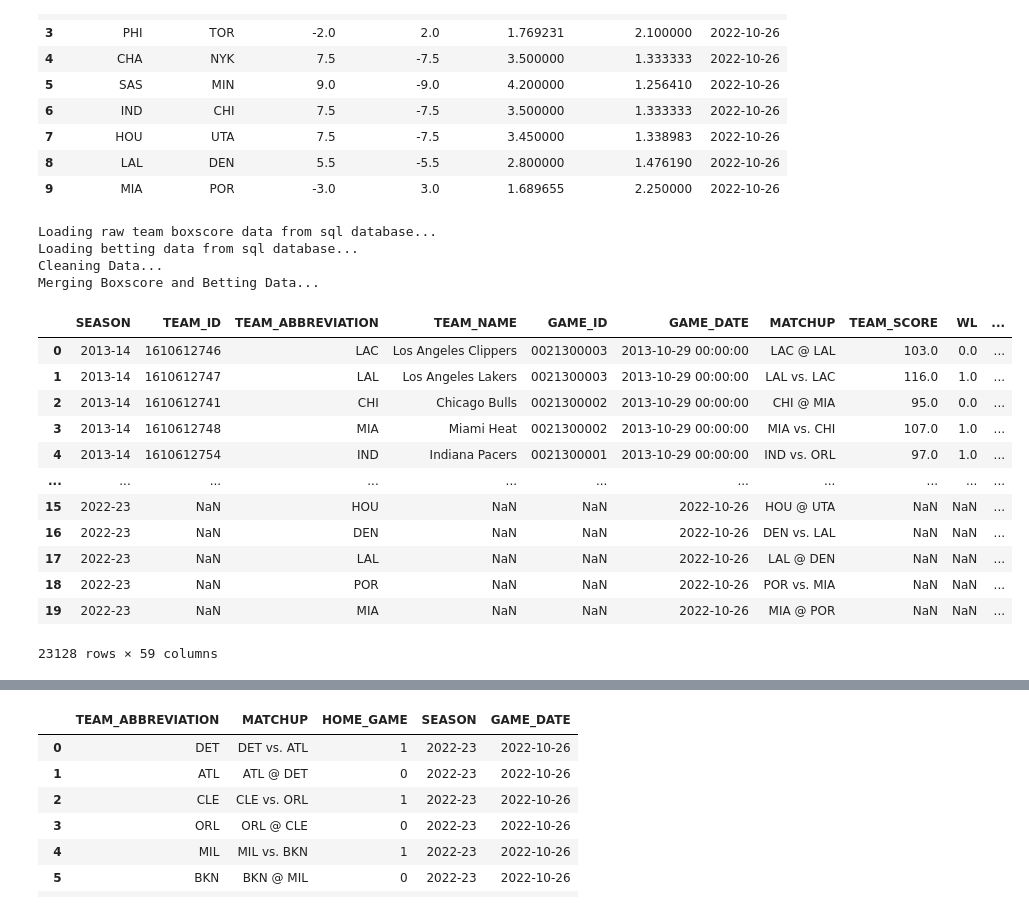
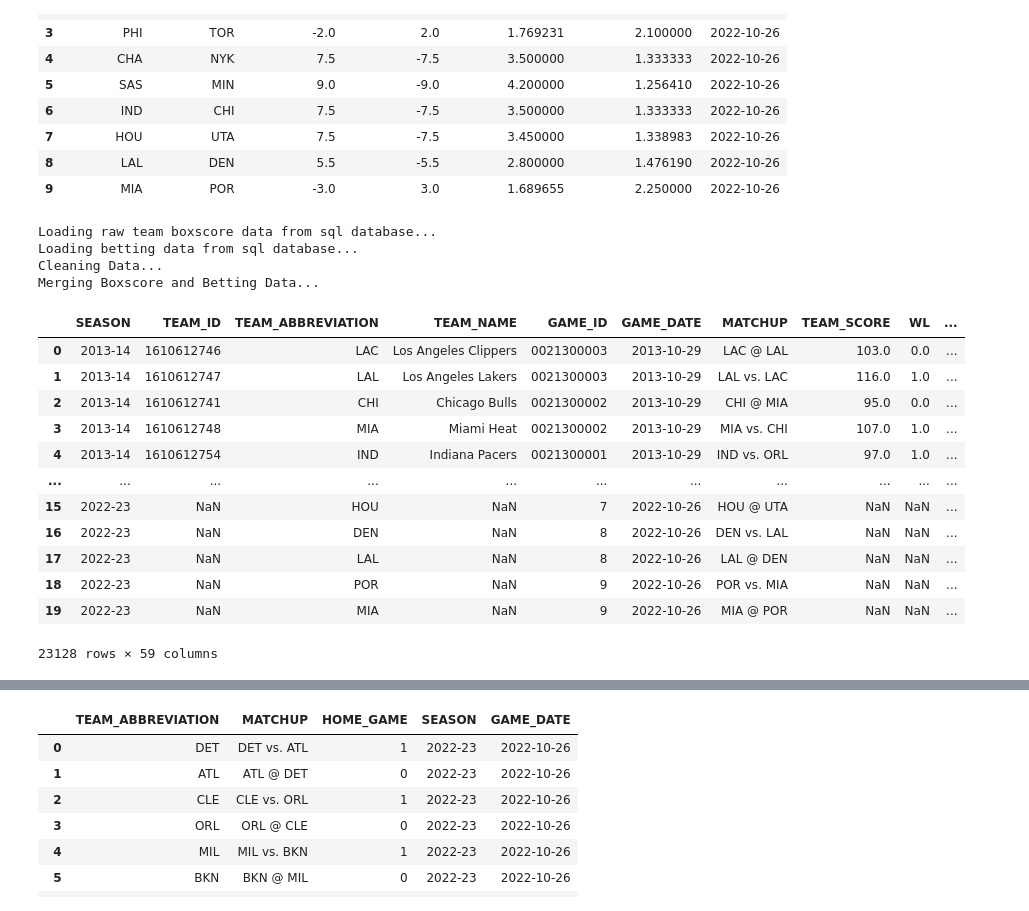
Before and after one commit to jnish23/NBA_Model_V2, a Jupyter notebook: notebooks/RegressionModelToProduction.ipynb, the cells around one changed output, grey strips where cells are left out. Saved outputs shown, nothing was run; the diff lists cells and outputs as text; code cells hidden in the pictures.

Commit message:
test new method for processing todays matchup team data

```diff
--- a/notebooks/RegressionModelToProduction.ipynb
+++ b/notebooks/RegressionModelToProduction.ipynb
@@ -1094,45 +1094,88 @@ for i, row in dk_lines_clean.iterrows():
     home_team = row['home_team']
     away_team = row['away_team']
 
     team_abbreviation.append(home_team)
     home_game.append(1)
     game_id.append(i)
     matchup.append(home_team + ' vs. ' + away_team)
 
     team_abbreviation.append(away_team)
     home_game.append(0)
     game_id.append(i)
     matchup.append(away_team + ' @ ' + home_team)
 
 
 todays_matchups = pd.DataFrame({'TEAM_ABBREVIATION':team_abbreviation,
                                 'MATCHUP':matchup,
                                 'GAME_ID':game_id,
                                 'HOME_GAME':home_game})
 
 todays_matchups['SEASON'] = '2022-23'
-todays_matchups['GAME_DATE'] = date.today()
+todays_matchups['GAME_DATE'] = pd.to_datetime(date.today())
 
 merged_df_with_todays_games = pd.concat([merged_df, todays_matchups])
 
 merged_df_with_todays_games
+
+stats_per_100 = normalize_per_100_poss(merged_df_with_todays_games)
+
+matchups = create_matchups(stats_per_100)
+
+
+# matchups
+print("Aggregating over last 5, 10, and 20 game windows")
+
+
+team_stats_ewa_5 = build_team_avg_stats_df(matchups, span=5)
+team_stats_ewa_5 = add_percentage_features(team_stats_ewa_5, span=5)
+
+team_stats_ewa_10 = build_team_avg_stats_df(matchups, span=10)
+team_stats_ewa_10 = add_percentage_features(team_stats_ewa_10, span=10)
+
+team_stats_ewa_20 = build_team_avg_stats_df(matchups, span=20)
+team_stats_ewa_20 = add_percentage_features(team_stats_ewa_20, span=20)
+
+
+temp = pd.merge(team_stats_ewa_5, team_stats_ewa_10, how='inner',
+                on=['SEASON', 'TEAM_ABBREVIATION', 'GAME_DATE',
+                    'GAME_ID', 'MATCHUP', 'HOME_GAME', 'TEAM_SCORE',
+                    'ML', 'SPREAD', 'ATS_DIFF', 'TEAM_COVERED',
+                    'POINT_DIFF', 'WL'])
+
+df_full = pd.merge(temp, team_stats_ewa_20, how='inner',
+                    on=['SEASON', 'TEAM_ABBREVIATION', 'GAME_DATE',
+                        'GAME_ID', 'MATCHUP', 'HOME_GAME', 'TEAM_SCORE',
+                        'ML', 'SPREAD', 'ATS_DIFF', 'TEAM_COVERED',
+                        'POINT_DIFF', 'WL'])
+
+df_full = df_full.sort_values(['GAME_DATE', 'GAME_ID', 'HOME_GAME'])
+
+
+print("adding rest days")
+df_full = add_rest_days_adv(df_full)
+
+print("creating matchups between Home and Away team aggregated stats")
+df_full = make_matchups_2(df_full)
+
+print("Resorting by date")
+df_full = df_full.sort_values(['GAME_DATE', 'GAME_ID', 'HOME_HOME_GAME'])
 # %% [output]
 Loading raw team boxscore data from sql database...
 Loading betting data from sql database...
 Cleaning Data...
 Merging Boxscore and Betting Data...
 |  | SEASON | TEAM_ID | TEAM_ABBREVIATION | TEAM_NAME | GAME_ID | GAME_DATE | MATCHUP | TEAM_SCORE | WL | ... |
-| 0 | 2013-14 | 1610612746 | LAC | Los Angeles Clippers | 0021300003 | 2013-10-29 00:00:00 | LAC @ LAL | 103.0 | 0.0 | ... |
-| 1 | 2013-14 | 1610612747 | LAL | Los Angeles Lakers | 0021300003 | 2013-10-29 00:00:00 | LAL vs. LAC | 116.0 | 1.0 | ... |
-| 2 | 2013-14 | 1610612741 | CHI | Chicago Bulls | 0021300002 | 2013-10-29 00:00:00 | CHI @ MIA | 95.0 | 0.0 | ... |
-| 3 | 2013-14 | 1610612748 | MIA | Miami Heat | 0021300002 | 2013-10-29 00:00:00 | MIA vs. CHI | 107.0 | 1.0 | ... |
-| 4 | 2013-14 | 1610612754 | IND | Indiana Pacers | 0021300001 | 2013-10-29 00:00:00 | IND vs. ORL | 97.0 | 1.0 | ... |
+| 0 | 2013-14 | 1610612746 | LAC | Los Angeles Clippers | 0021300003 | 2013-10-29 | LAC @ LAL | 103.0 | 0.0 | ... |
+| 1 | 2013-14 | 1610612747 | LAL | Los Angeles Lakers | 0021300003 | 2013-10-29 | LAL vs. LAC | 116.0 | 1.0 | ... |
+| 2 | 2013-14 | 1610612741 | CHI | Chicago Bulls | 0021300002 | 2013-10-29 | CHI @ MIA | 95.0 | 0.0 | ... |
+| 3 | 2013-14 | 1610612748 | MIA | Miami Heat | 0021300002 | 2013-10-29 | MIA vs. CHI | 107.0 | 1.0 | ... |
+| 4 | 2013-14 | 1610612754 | IND | Indiana Pacers | 0021300001 | 2013-10-29 | IND vs. ORL | 97.0 | 1.0 | ... |
 | ... | ... | ... | ... | ... | ... | ... | ... | ... | ... | ... |
-| 15 | 2022-23 | NaN | HOU | NaN | NaN | 2022-10-26 | HOU @ UTA | NaN | NaN | ... |
-| 16 | 2022-23 | NaN | DEN | NaN | NaN | 2022-10-26 | DEN vs. LAL | NaN | NaN | ... |
-| 17 | 2022-23 | NaN | LAL | NaN | NaN | 2022-10-26 | LAL @ DEN | NaN | NaN | ... |
-| 18 | 2022-23 | NaN | POR | NaN | NaN | 2022-10-26 | POR vs. MIA | NaN | NaN | ... |
-| 19 | 2022-23 | NaN | MIA | NaN | NaN | 2022-10-26 | MIA @ POR | NaN | NaN | ... |
+| 15 | 2022-23 | NaN | HOU | NaN | 7 | 2022-10-26 | HOU @ UTA | NaN | NaN | ... |
+| 16 | 2022-23 | NaN | DEN | NaN | 8 | 2022-10-26 | DEN vs. LAL | NaN | NaN | ... |
+| 17 | 2022-23 | NaN | LAL | NaN | 8 | 2022-10-26 | LAL @ DEN | NaN | NaN | ... |
+| 18 | 2022-23 | NaN | POR | NaN | 9 | 2022-10-26 | POR vs. MIA | NaN | NaN | ... |
+| 19 | 2022-23 | NaN | MIA | NaN | 9 | 2022-10-26 | MIA @ POR | NaN | NaN | ... |
 23128 rows × 59 columns
 # %%
 stats_per_100 = normalize_per_100_poss(merged_df_with_todays_games)
```
Also changed, not shown: parts of 7 cells of this notebook, 6 other files.
